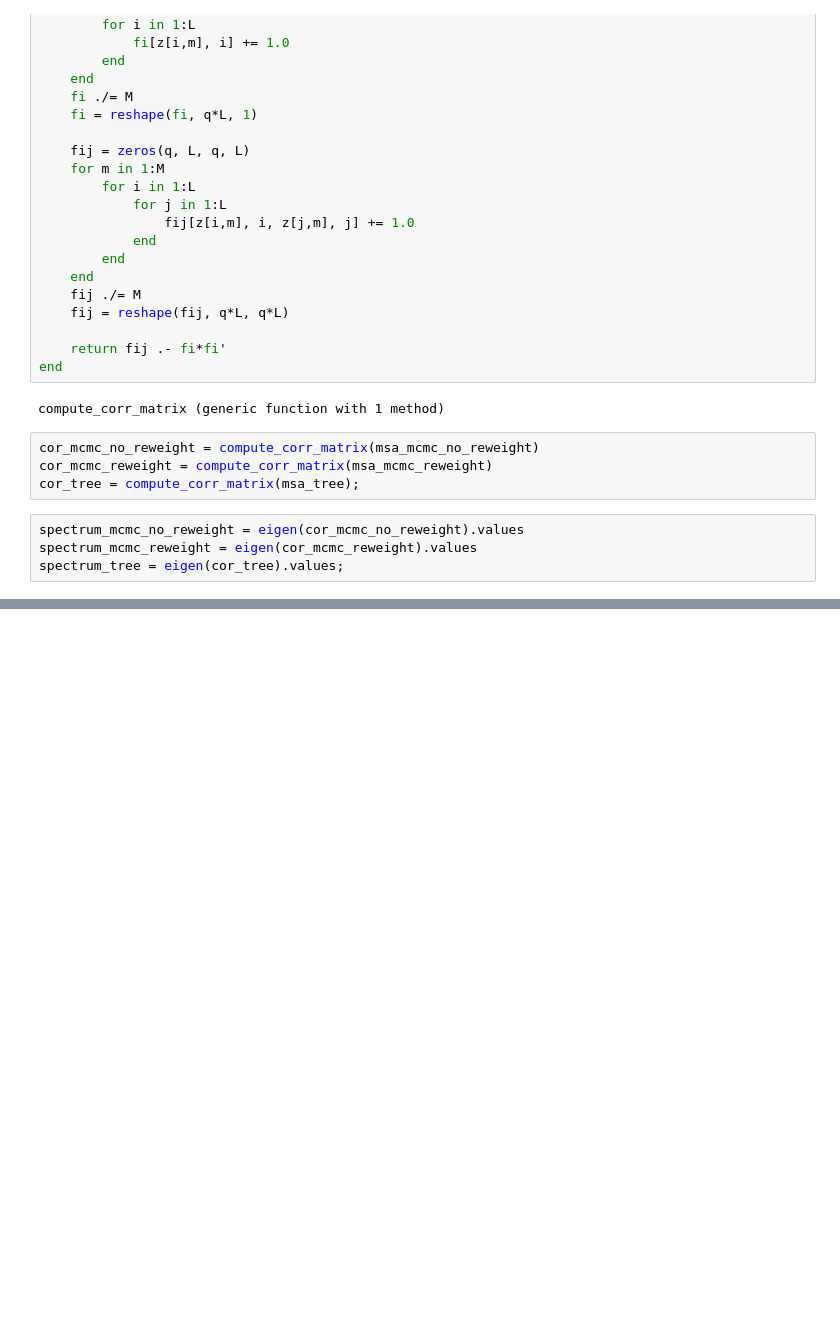
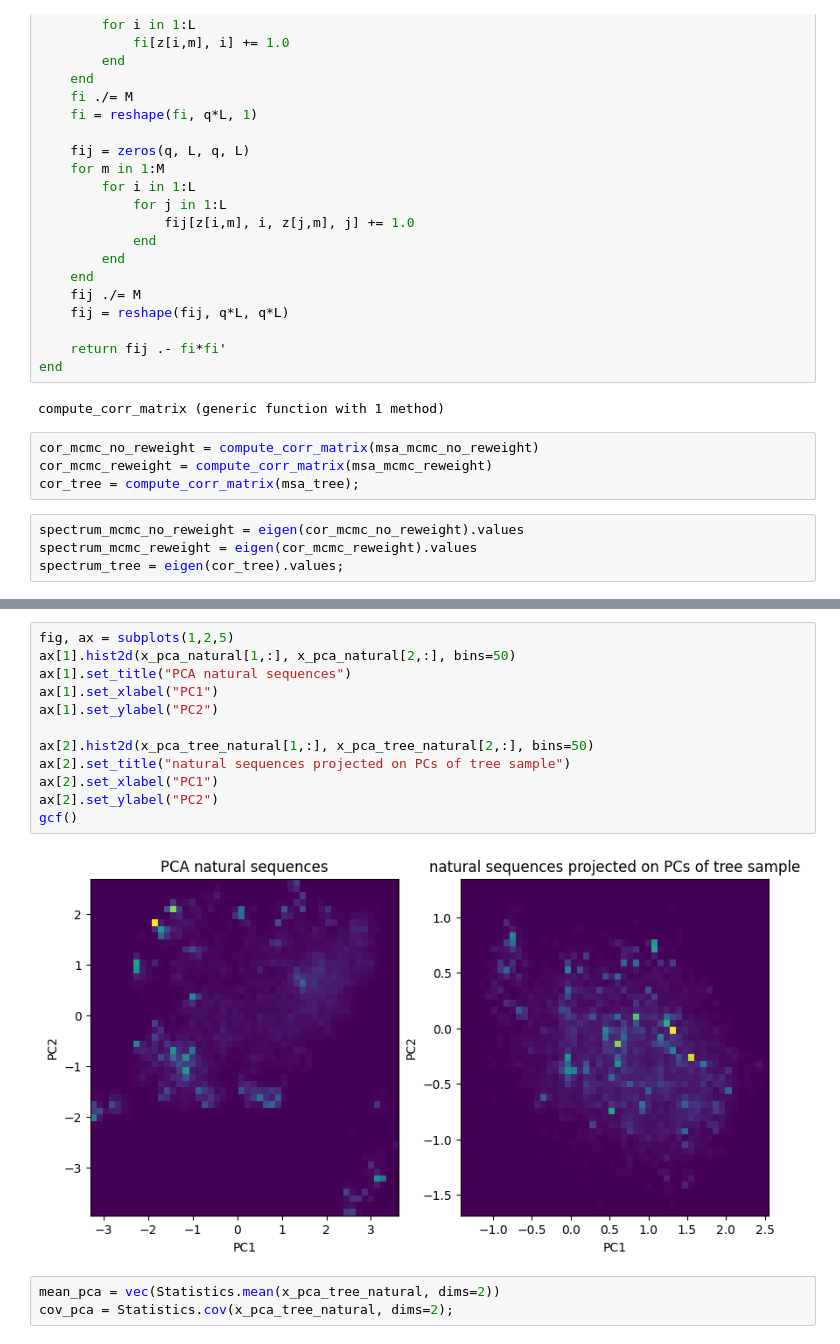
Before and after one commit to matteodeleonardis/PhyloBM, a Jupyter notebook: DBD/notebooks/sampling_reweighting.ipynb, the cells around one changed output, grey strips where cells are left out. Saved outputs shown, nothing was run; the diff lists cells and outputs as text; blank space fills up the shorter version.

```diff
--- a/DBD/notebooks/sampling_reweighting.ipynb
+++ b/DBD/notebooks/sampling_reweighting.ipynb
@@ -361,0 +426,17 @@ gcf()
+# %%
+fig, ax = subplots(1,2,5)
+ax[1].hist2d(x_pca_natural[1,:], x_pca_natural[2,:], bins=50)
+ax[1].set_title("PCA natural sequences")
+ax[1].set_xlabel("PC1")
+ax[1].set_ylabel("PC2")
+
+ax[2].hist2d(x_pca_tree_natural[1,:], x_pca_tree_natural[2,:], bins=50)
+ax[2].set_title("natural sequences projected on PCs of tree sample")
+ax[2].set_xlabel("PC1")
+ax[2].set_ylabel("PC2")
+gcf()
+# %% [output]
+[figure, added]
+# %%
+mean_pca = vec(Statistics.mean(x_pca_tree_natural, dims=2))
+cov_pca = Statistics.cov(x_pca_tree_natural, dims=2);
```
Also changed, not shown: parts of 17 cells of this notebook.
